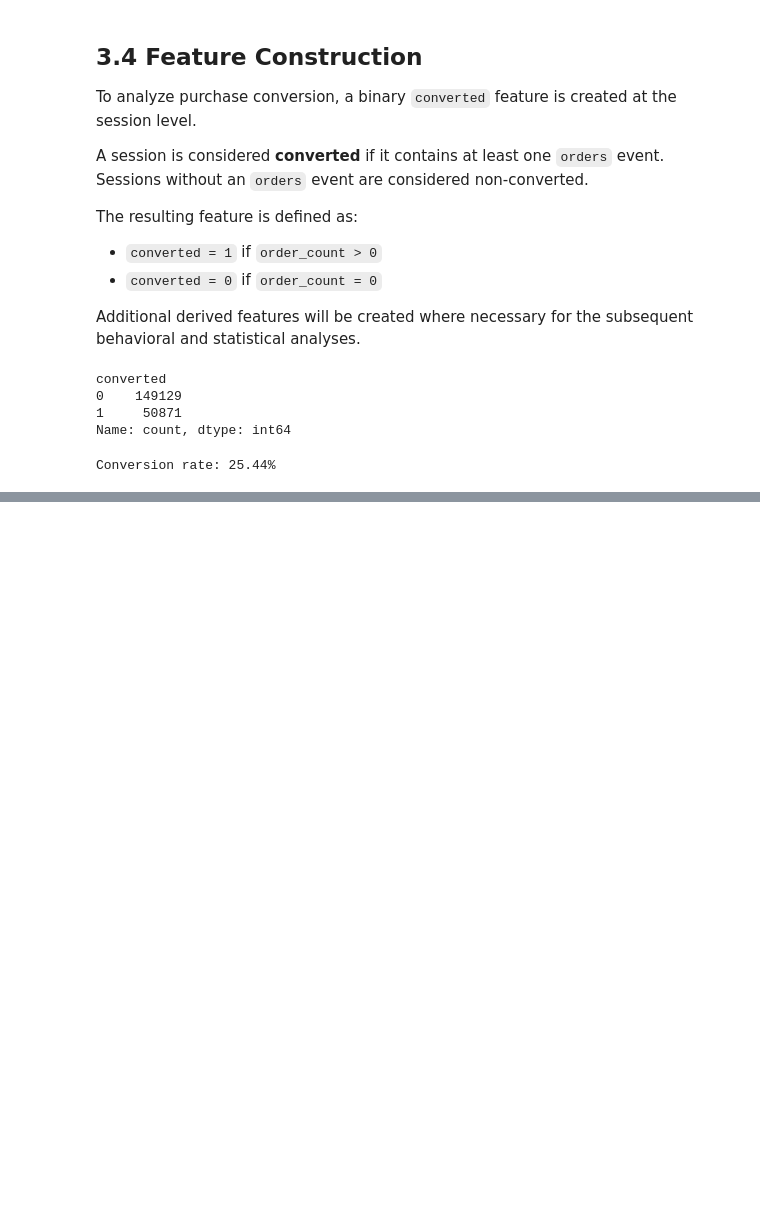
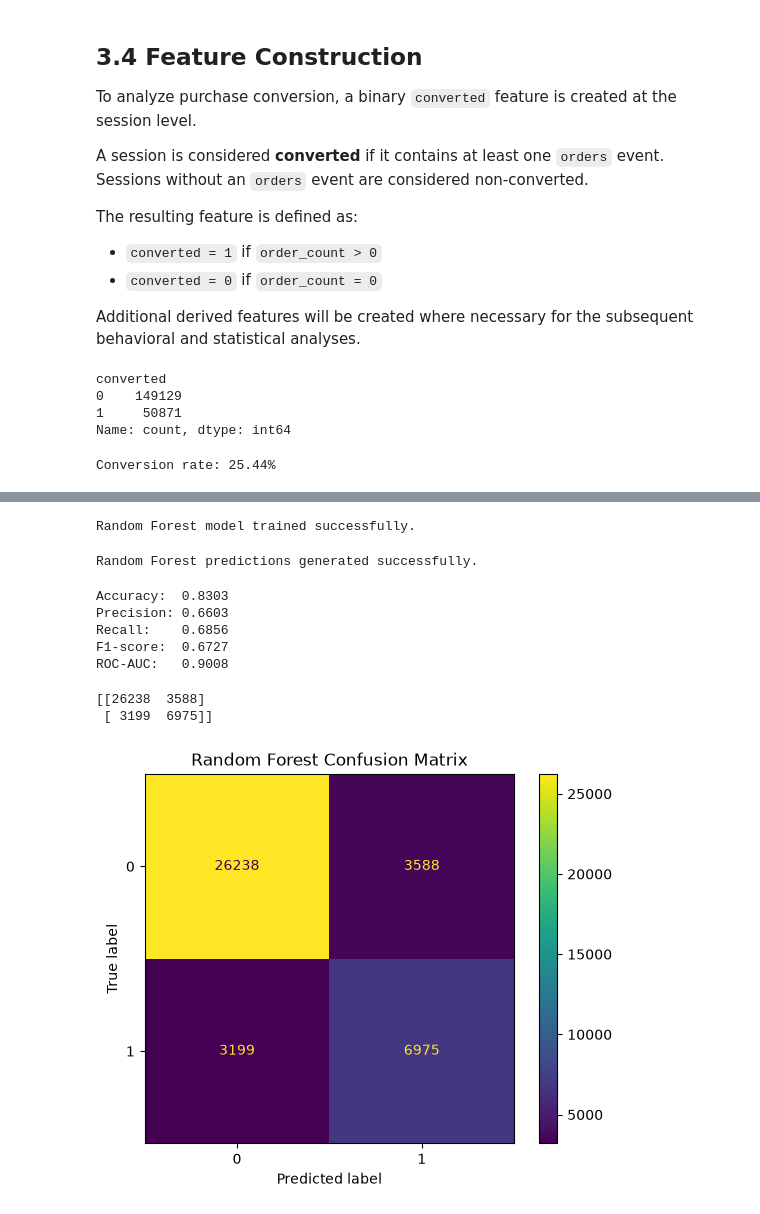
Before and after one commit to Ahmet-Can-Urhan/otto-conversion-analysis, a Jupyter notebook: notebooks/OTTO_Conversion_Analysis.ipynb, the cells around one changed output, grey strips where cells are left out. Saved outputs shown, nothing was run; the diff lists cells and outputs as text; code cells hidden in the pictures; blank space fills up the shorter version.

```diff
--- a/notebooks/OTTO_Conversion_Analysis.ipynb
+++ b/notebooks/OTTO_Conversion_Analysis.ipynb
@@ -496,0 +692,51 @@ These features provide the basis for the behavioral, conversion, funnel, and ass
+# %%
+from sklearn.ensemble import RandomForestClassifier
+
+random_forest = RandomForestClassifier(
+    n_estimators=100,
+    random_state=42,
+    n_jobs=-1
+)
+
+random_forest.fit(X_train, y_train)
+
+print("Random Forest model trained successfully.")
+# %% [output]
+Random Forest model trained successfully.
+# %%
+y_pred_rf = random_forest.predict(X_test)
+y_prob_rf = random_forest.predict_proba(X_test)[:, 1]
+
+print("Random Forest predictions generated successfully.")
+# %% [output]
+Random Forest predictions generated successfully.
+# %%
+rf_accuracy = accuracy_score(y_test, y_pred_rf)
+rf_precision = precision_score(y_test, y_pred_rf)
+rf_recall = recall_score(y_test, y_pred_rf)
+rf_f1 = f1_score(y_test, y_pred_rf)
+rf_roc_auc = roc_auc_score(y_test, y_prob_rf)
+
+print(f"Accuracy:  {rf_accuracy:.4f}")
+print(f"Precision: {rf_precision:.4f}")
+print(f"Recall:    {rf_recall:.4f}")
+print(f"F1-score:  {rf_f1:.4f}")
+print(f"ROC-AUC:   {rf_roc_auc:.4f}")
+# %% [output]
+Accuracy:  0.8303
+Precision: 0.6603
+Recall:    0.6856
+F1-score:  0.6727
+ROC-AUC:   0.9008
+# %%
+cm_rf = confusion_matrix(y_test, y_pred_rf)
+
+print(cm_rf)
+
+ConfusionMatrixDisplay(confusion_matrix=cm_rf).plot()
+plt.title("Random Forest Confusion Matrix")
+plt.show()
+# %% [output]
+[[26238  3588]
+ [ 3199  6975]]
+[figure, added]
```
Also changed, not shown: parts of 40 cells of this notebook.
